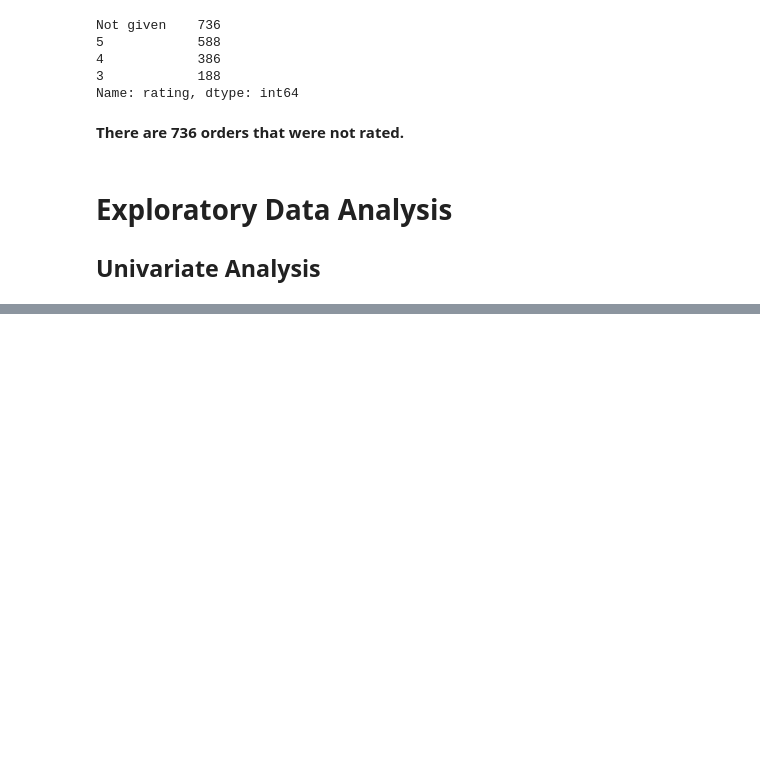
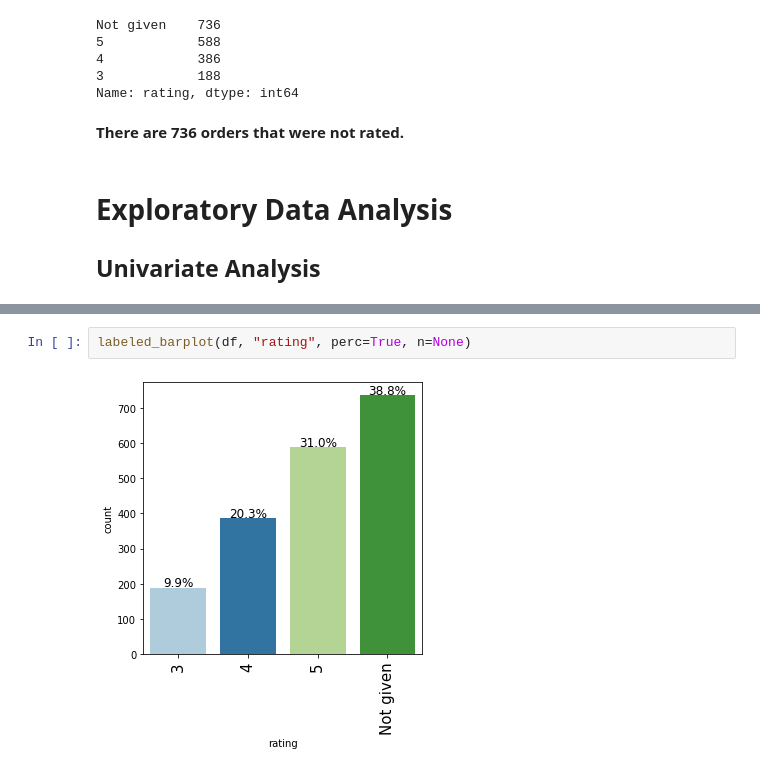
Before and after one commit to data-abdul/Data-Analysis-and-Visualization, a Jupyter notebook: 02 Data Analysis/EDA-FoodHub/FoodHub.ipynb, the cells around one changed output, grey strips where cells are left out. Drawn from its saved outputs; the diff is of its cells as text; blank space fills up the shorter version.

```diff
--- a/02 Data Analysis/EDA-FoodHub/FoodHub.ipynb
+++ b/02 Data Analysis/EDA-FoodHub/FoodHub.ipynb
@@ -124,0 +255,4 @@ Name: rating, dtype: int64
+# %%
+labeled_barplot(df, "rating", perc=True, n=None)
+# %% [output]
+[figure, added]
```
Also changed, not shown: parts of 26 cells of this notebook.
